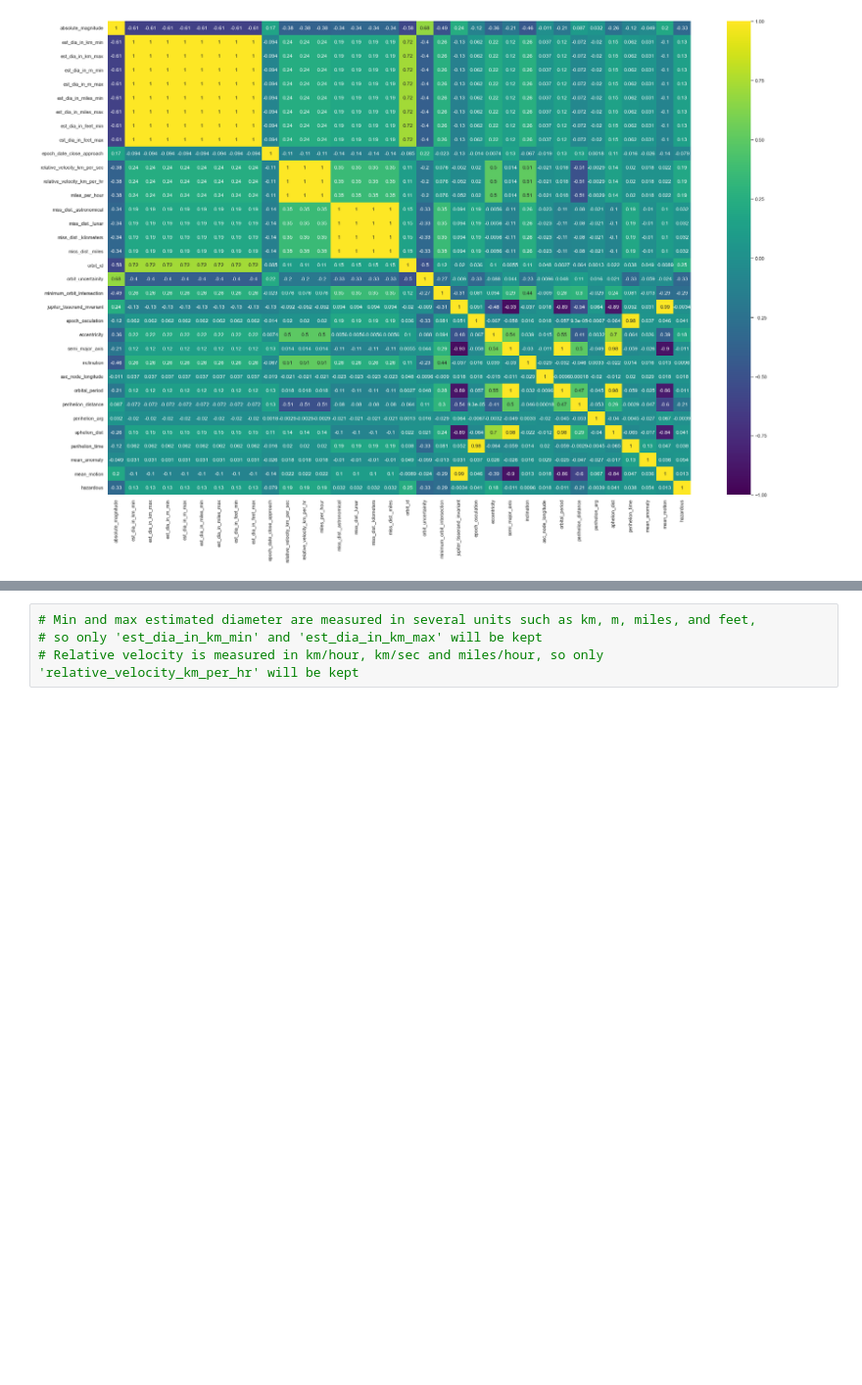
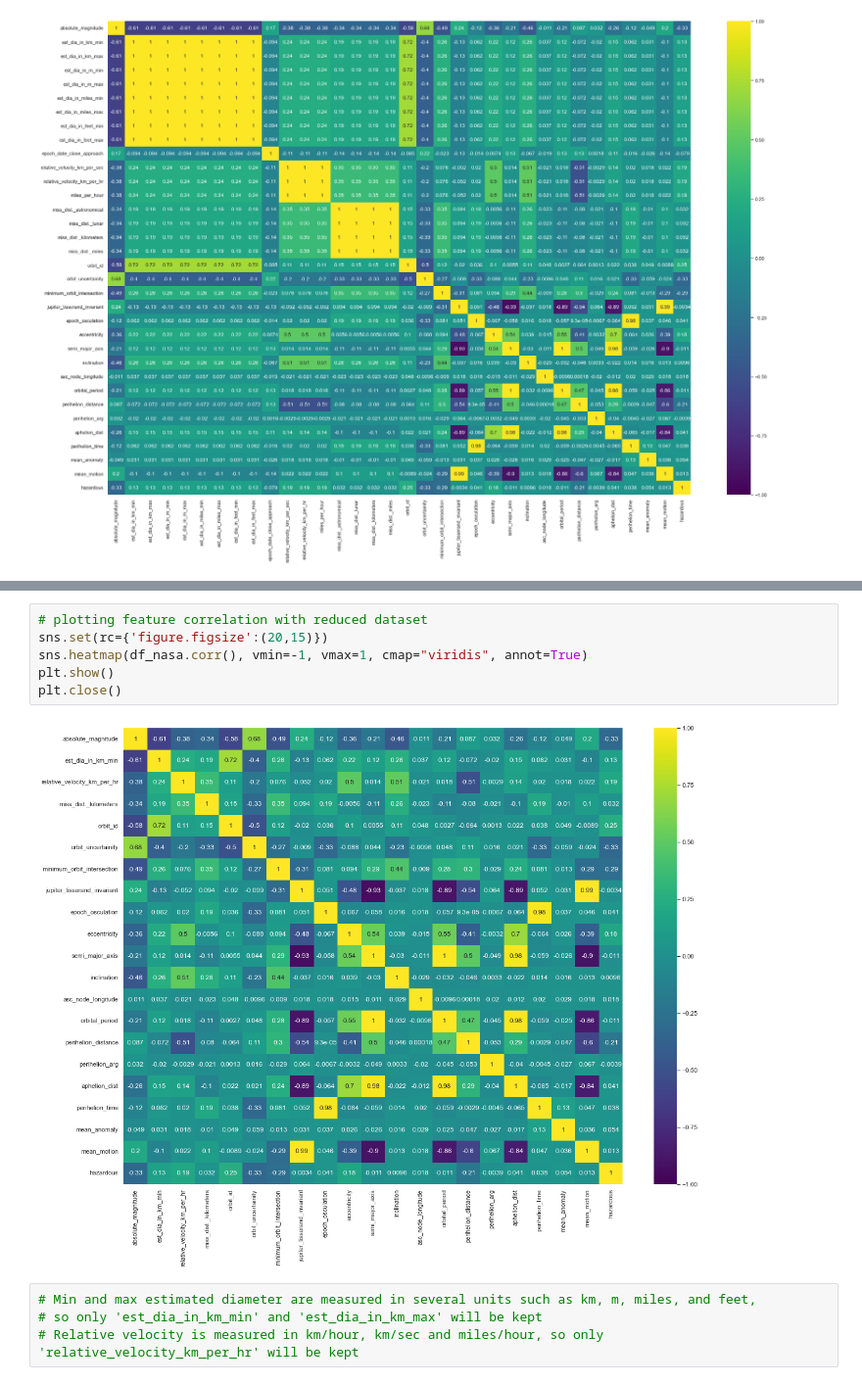
Before and after one commit to keknight/DSE_511_project3, a Jupyter notebook: data_preprocessing.ipynb, the cells around one changed output, grey strips where cells are left out. Shown at 98% size. Drawn from its saved outputs; the diff is of its cells as text; blank space fills up the shorter version.

```diff
--- a/data_preprocessing.ipynb
+++ b/data_preprocessing.ipynb
@@ -158,3 +136,11 @@ plt.close()
+# %%
+# plotting feature correlation with reduced dataset
+sns.set(rc={'figure.figsize':(20,15)})
+sns.heatmap(df_nasa.corr(), vmin=-1, vmax=1, cmap="viridis", annot=True)
+plt.show()
+plt.close()
+# %% [output]
+[figure, added]
 # %%
 # Min and max estimated diameter are measured in several units such as km, m, miles, and feet,
 # so only 'est_dia_in_km_min' and 'est_dia_in_km_max' will be kept
```
Also changed, not shown: parts of 8 cells of this notebook, 2 other files.
